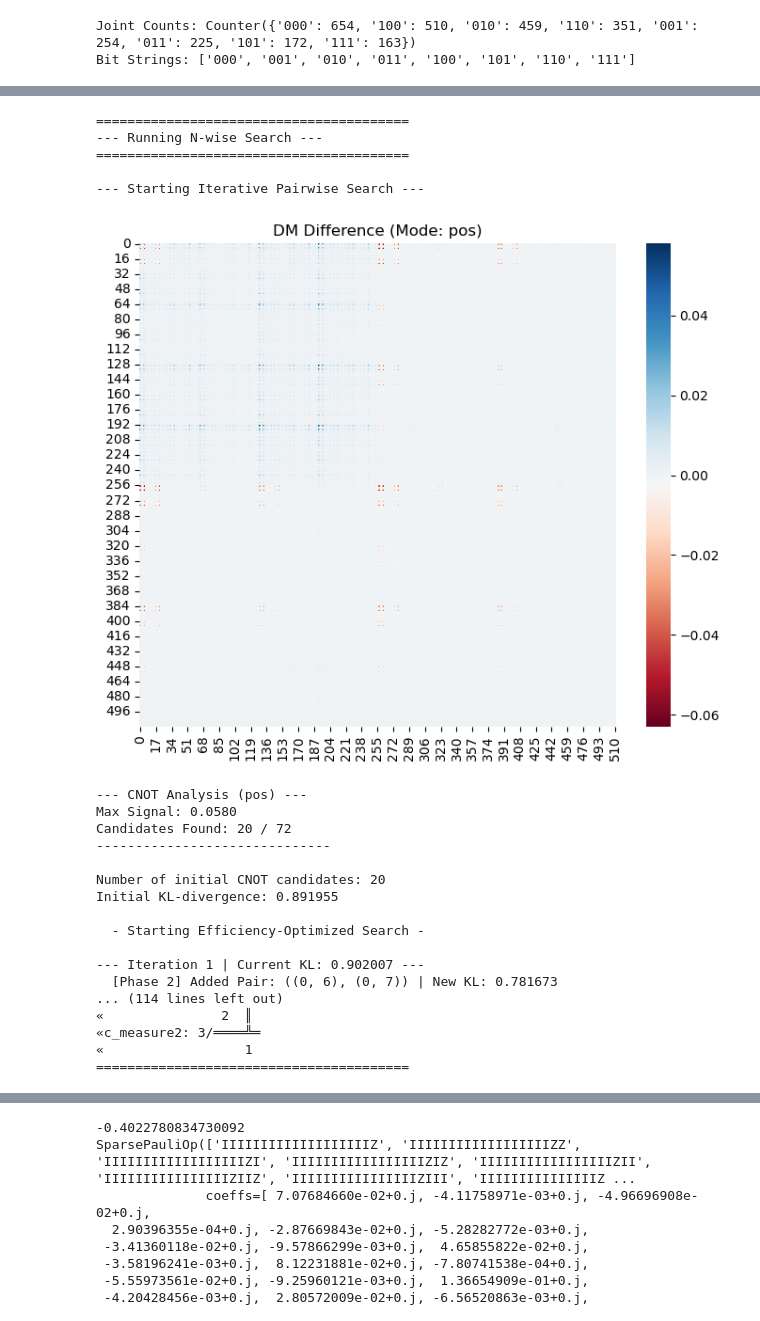
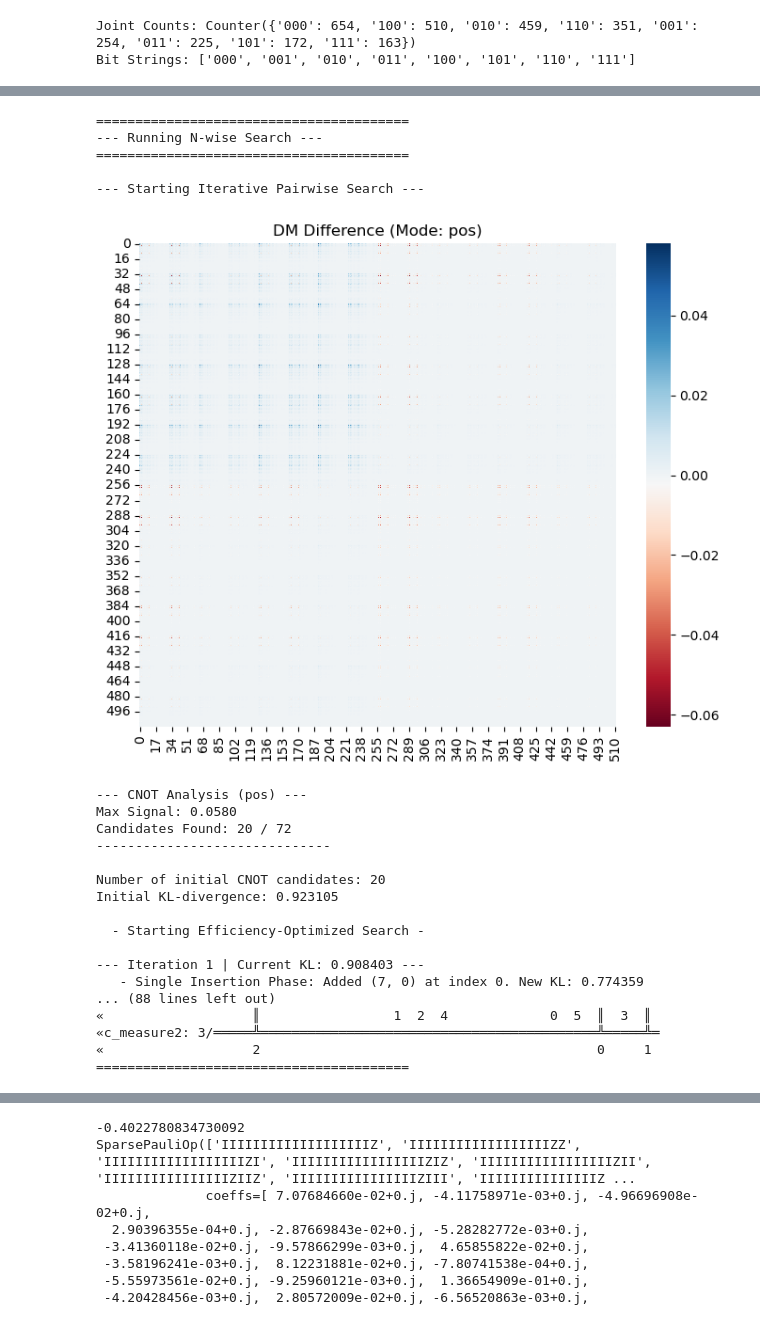
Before and after one commit to cailab-tamu/QuantumXCT, a Jupyter notebook: python/qxct_pred_sc_cocultured_monocultured.ipynb, the cells around one changed output, grey strips where cells are left out. Cells and saved outputs as stored; diff of their text form; code cells hidden in the pictures.

```diff
--- a/python/qxct_pred_sc_cocultured_monocultured.ipynb
+++ b/python/qxct_pred_sc_cocultured_monocultured.ipynb
@@ -11,7 +11,7 @@ sc.pp.normalize_total(adata, target_sum=1e4) # You can adjust target_sum # Seems
 sc.pp.log1p(adata)
 # %%
 #gl_source = ['STAT3','IL6RorST','TGFBR1or2','PDGFB'] # All values from the first column
-gl_source = ['STAT3','IL6R', 'IL6ST','TGFBR1','TGFBR2','PDGFB'] # All values from the first column
+gl_source = ['PDGFB', 'STAT3','TGFBR1','TGFBR2','IL6R', 'IL6ST',] # All values from the first column
 
 gl_recv =['PDGFRB', 'TGFB1', 'IL6']  # All values from the second column
 # %%
@@ -240,57 +240,56 @@ all_possible_single_cnots, best_cnot_sequence, min_kl_sum = find_best_cnot_seque
     threshold= thresh,
     search_mode= "pos",
     nchoose=2,
-    kl_tol = 0.1,
-    ratio_kl_tol = 0.6
+    kl_tol = 0.1
 )
 
 print("\n" + "="*40)
 if best_cnot_sequence:
     print(f"Multi-Epoch Search Optimal CNOT sequence found:")
     for cnot in best_cnot_sequence:
         print(f"  q[{cnot[0]}] -> q[{cnot[1]}]")
     print(f"With minimum combined KL Divergence: {min_kl_sum:.6f}")
 
     ng_circ1_for_search = circ1.num_qubits
     base_combined_circuit_search = concatenate_circuits_with_separate_measurements(circ1, circ2)
     final_best_circuit_search = add_cnots_and_measurements_to_circuit(
         base_combined_circuit_search, ng_circ1_for_search, best_cnot_sequence
     )
     print("\n--- Final Optimized Circuit ---")
     print(final_best_circuit_search.draw('text'))
 else:
     print("Multi-Epoch Search: No sequence improved the KL divergence beyond the baseline.")
     print(f"Baseline KL Divergence: {min_kl_sum:.6f}")
     base_combined_circuit_search = concatenate_circuits_with_separate_measurements(circ1, circ2)
     final_best_circuit_search = add_cnots_and_measurements_to_circuit(
         base_combined_circuit_search, circ1.num_qubits, []
     )
     print("\n--- Baseline Circuit (No CNOTs) ---")
     print(final_best_circuit_search.draw('text'))
 print("="*40 + "\n")
 # %% [output]
 ========================================
 --- Running N-wise Search ---
 ========================================
 
 --- Starting Iterative Pairwise Search ---
-[figure, old version]
+[figure, new version]
 --- CNOT Analysis (pos) ---
 Max Signal: 0.0580
 Candidates Found: 20 / 72
 ------------------------------
 
 Number of initial CNOT candidates: 20
-Initial KL-divergence: 0.891955
+Initial KL-divergence: 0.923105
 
   - Starting Efficiency-Optimized Search -
 
---- Iteration 1 | Current KL: 0.902007 ---
-  [Phase 2] Added Pair: ((0, 6), (0, 7)) | New KL: 0.781673
-... (114 lines left out)
-«               2  ║
-«c_measure2: 3/════╩═
-«                  1
+--- Iteration 1 | Current KL: 0.908403 ---
+   - Single Insertion Phase: Added (7, 0) at index 0. New KL: 0.774359
+... (88 lines left out)
+«                   ║                 1  2  4             0  5  ║  3  ║
+«c_measure2: 3/═════╩═══════════════════════════════════════════╩═════╩═
+«                   2                                           0     1
 ========================================
 # %%
 from quantum_functions import plot_measurement_histograms
```
Also changed, not shown: parts of 15 cells of this notebook.
